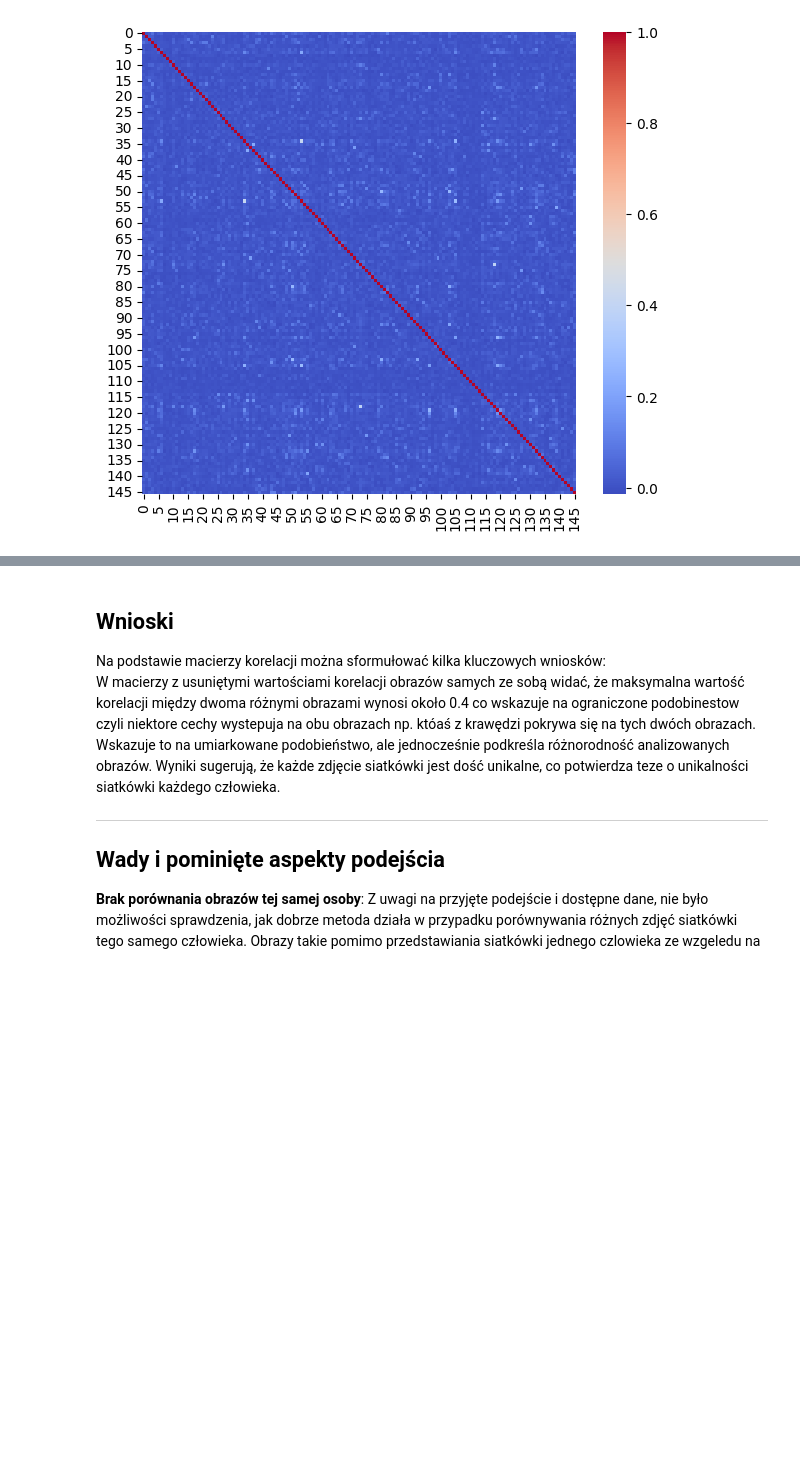
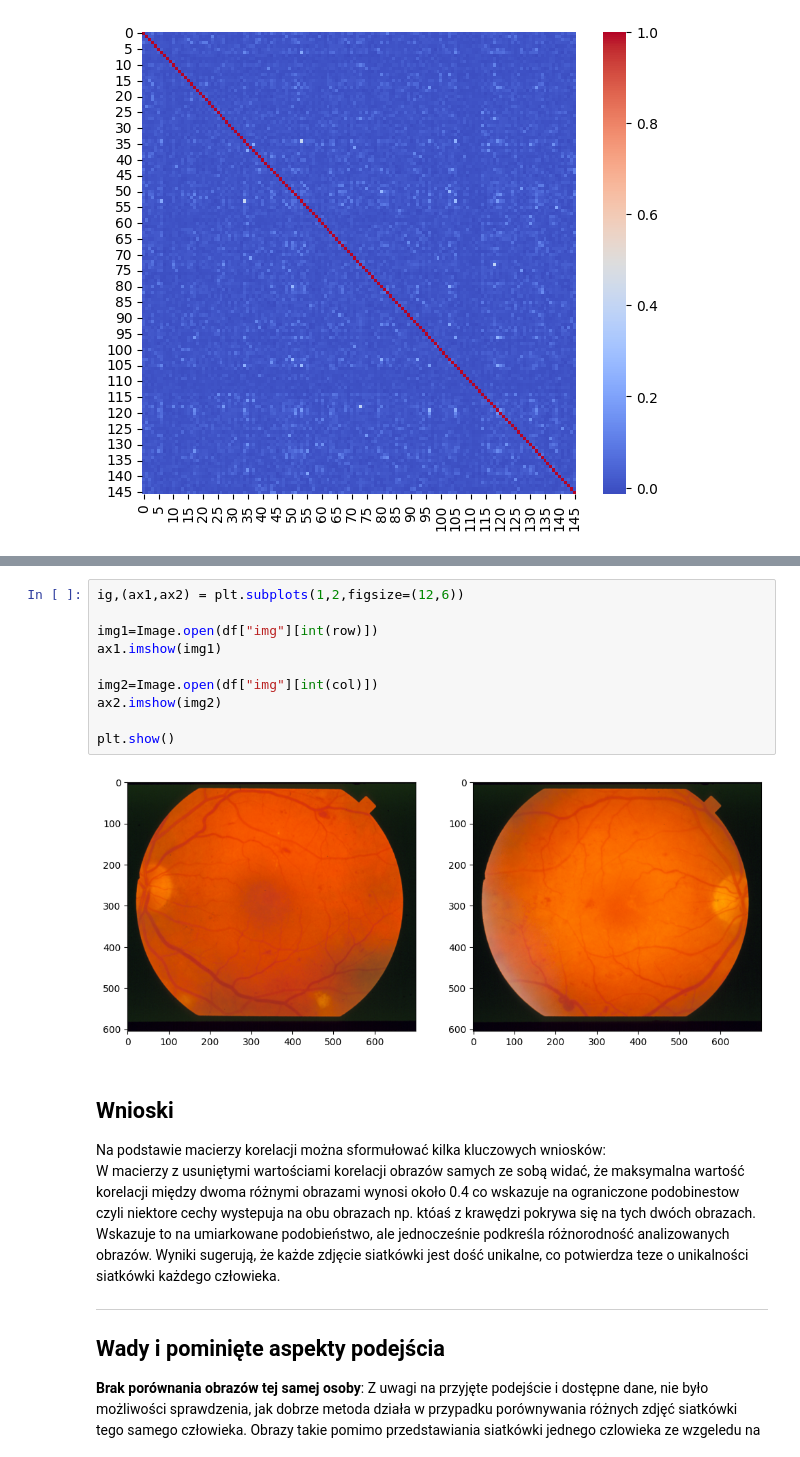
Before and after one commit to janekandrz/sp_final, a Jupyter notebook: spfinal.ipynb, the cells around one changed output, grey strips where cells are left out. Cells and saved outputs as stored; diff of their text form; blank space fills up the shorter version.

```diff
--- a/spfinal.ipynb
+++ b/spfinal.ipynb
@@ -374,3 +396,15 @@ plt.show()
+# %%
+ig,(ax1,ax2) = plt.subplots(1,2,figsize=(12,6))
+
+img1=Image.open(df["img"][int(row)])
+ax1.imshow(img1)
+
+img2=Image.open(df["img"][int(col)])
+ax2.imshow(img2)
+
+plt.show()
+# %% [output]
+[figure, added]
 # %% [markdown]
 
 ## Wnioski
```
Also changed, not shown: parts of 4 cells of this notebook.
